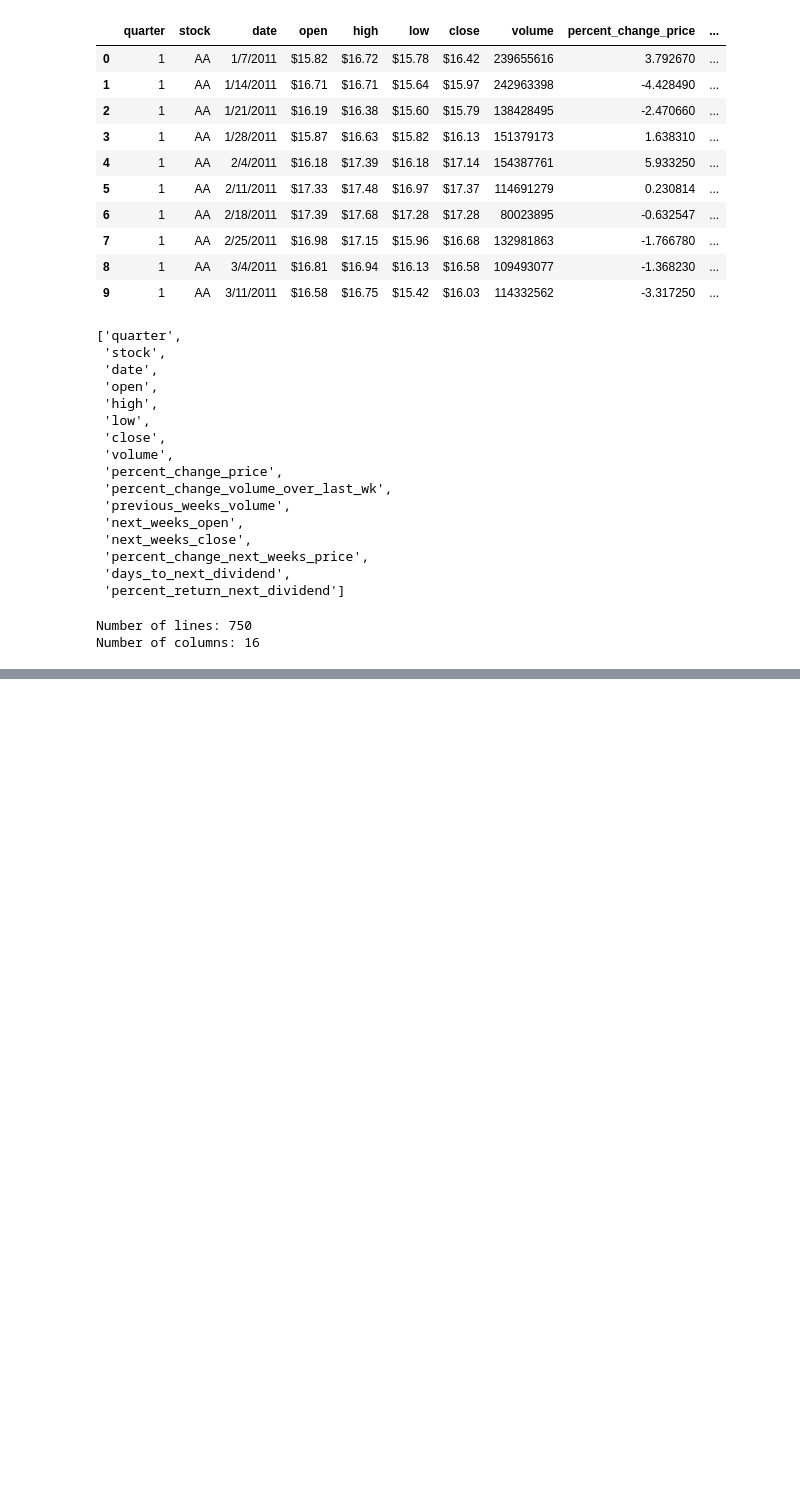
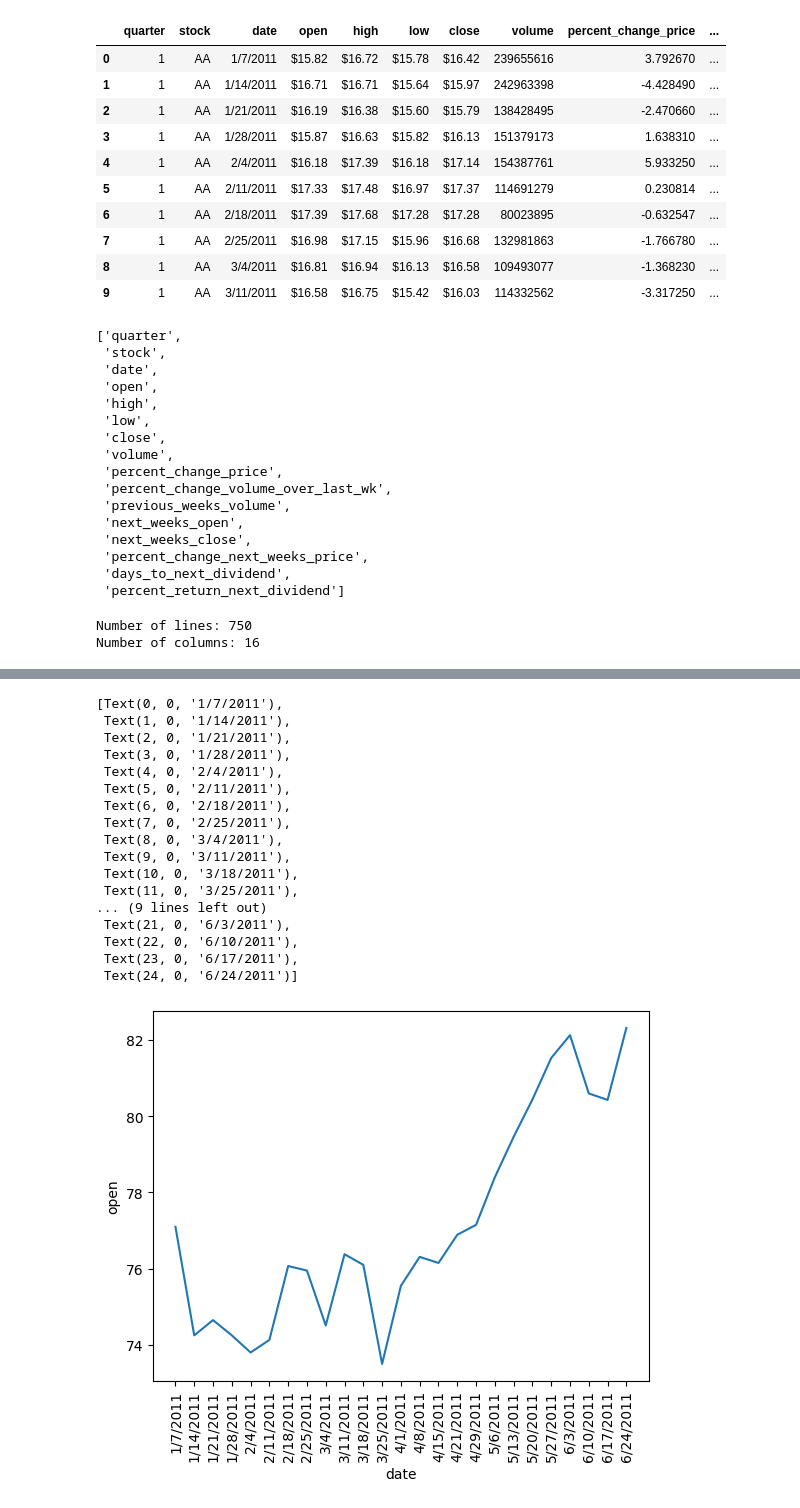
Before and after one commit to maxh33/python_pandas_seaborn, a Jupyter notebook: mcd_ko_insight.ipynb, the cells around one changed output, grey strips where cells are left out. Drawn from its saved outputs; the diff is of its cells as text; code cells hidden in the pictures; blank space fills up the shorter version.

Commit message:
include plots for mcd and ko

```diff
--- a/mcd_ko_insight.ipynb
+++ b/mcd_ko_insight.ipynb
@@ -80,3 +109,17 @@ print(f'Number of columns: {columns}')
 # %% [output]
 Number of lines: 750
 Number of columns: 16
+# %%
+# function to filter and select data
+def filter_and_select_stock_data(df, stock_symbol):
+    filtered_df = df[df['stock'] == stock_symbol]
+    selected_columns_df = filtered_df[['date', 'open', 'high', 'low', 'close']]
+    return selected_columns_df
+# %%
+# using the function for 'MCD' and 'KO'
+df_mcd = filter_and_select_stock_data(df, 'MCD')
+df_ko = filter_and_select_stock_data(df, 'KO')
+
+# Display the first 10 rows for each
+print(df_mcd.head(n=10))
+print(df_ko.head(n=10))
@@ -82,0 +144,22 @@ Number of columns: 16
+# %%
+# Function to conversion a string to float after splitting by '$'
+def try_convert(value):
+    try:
+        if isinstance(value, str):
+            return float(value.split(sep='$')[-1])
+        return value
+    except ValueError:
+        # Log the error if conversion fails
+        print(f"Conversion failed for value: {value}")
+        return None
+
+# Convert string values to float in specified columns
+for col in ['open', 'high', 'low', 'close']:
+    df_mcd[col] = df_mcd[col].apply(lambda value: try_convert(value))
+    df_ko[col] = df_ko[col].apply(lambda value: try_convert(value))
+
+# Print DataFrame and data types after all conversions
+print(df_mcd)
+print(df_ko)
+print(df_mcd.dtypes)
+print(df_ko.dtypes)
@@ -82,0 +186,22 @@ Number of columns: 16
+# %%
+plot = sns.lineplot(x='date', y='open', data=df_mcd)
+plot.set_xticklabels(labels=df_mcd['date'], rotation=90)
+# %% [output]
+[Text(0, 0, '1/7/2011'),
+ Text(1, 0, '1/14/2011'),
+ Text(2, 0, '1/21/2011'),
+ Text(3, 0, '1/28/2011'),
+ Text(4, 0, '2/4/2011'),
+ Text(5, 0, '2/11/2011'),
+ Text(6, 0, '2/18/2011'),
+ Text(7, 0, '2/25/2011'),
+ Text(8, 0, '3/4/2011'),
+ Text(9, 0, '3/11/2011'),
+ Text(10, 0, '3/18/2011'),
+ Text(11, 0, '3/25/2011'),
+... (9 lines left out)
+ Text(21, 0, '6/3/2011'),
+ Text(22, 0, '6/10/2011'),
+ Text(23, 0, '6/17/2011'),
+ Text(24, 0, '6/24/2011')]
+[figure, added]
```
Also changed, not shown: parts of 11 cells of this notebook, 2 other files.
